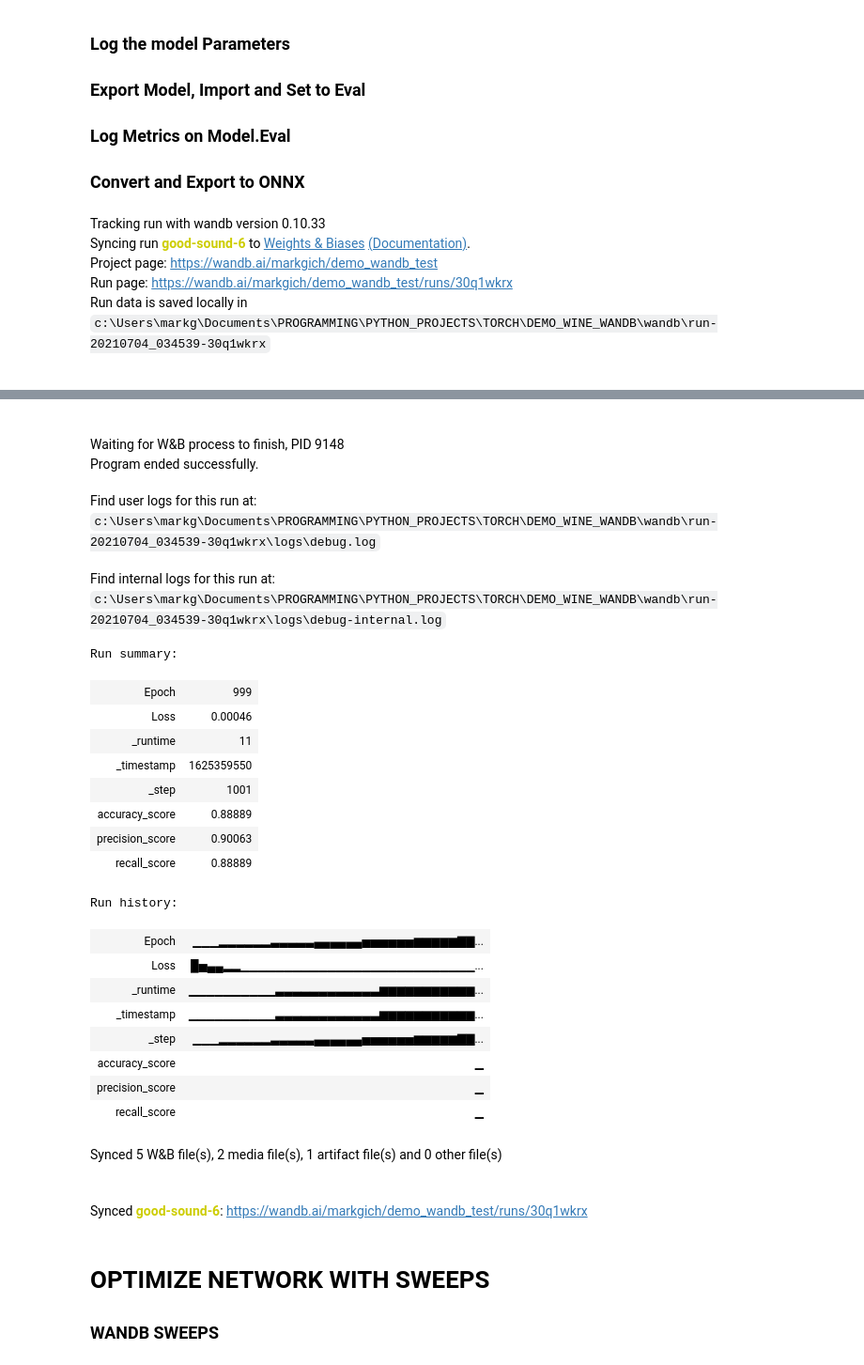
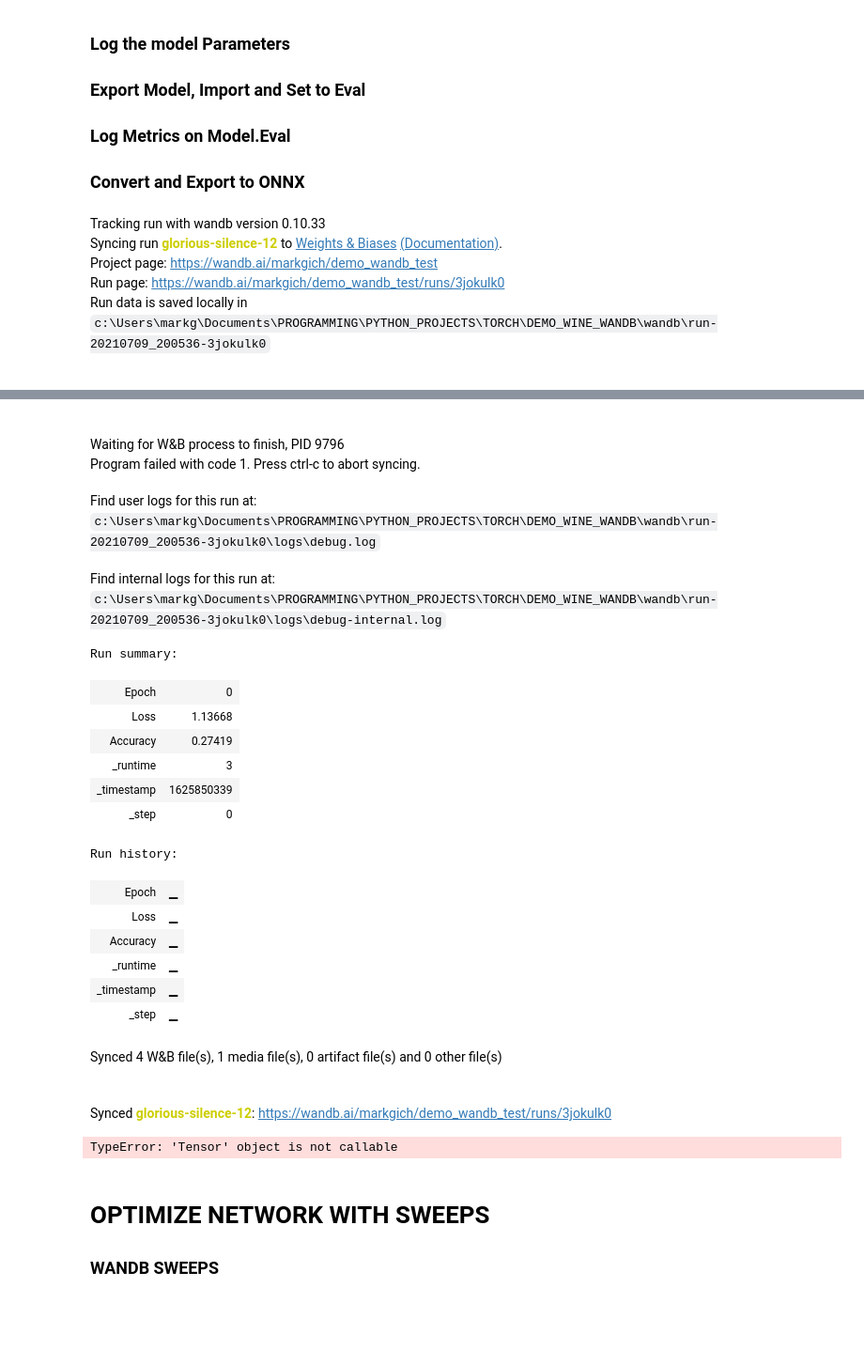
Before and after one commit to markgicharu/DEMO_WINE_WANDB, a Jupyter notebook: home_copy_wandb.ipynb, the cells around one changed output, grey strips where cells are left out. Shown: that part at 94% size. Drawn from its saved outputs; the diff is of its cells as text; code cells hidden in the pictures; blank space fills up the shorter version.

Commit message:
added torchmetrics accuracy compute

```diff
--- a/home_copy_wandb.ipynb
+++ b/home_copy_wandb.ipynb
@@ -281,6 +292,7 @@ loss_fn = config.get("loss")
 ### Convert and Export to ONNX
 # %%
 # TRAIN THE MODEL
+#acc = torchmetrics.Accuracy()
 
 epochs = 1000
 with wandb.init(project="demo_wandb_test", config = config):
@@ -291,12 +303,15 @@ with wandb.init(project="demo_wandb_test", config = config):
         optimizer.zero_grad()
         Ypred = model(Xtrain)
 
+        #acc = acc(Ypred, Ytrain)
+        acc = torchmetrics.functional.accuracy(Ypred, Ytrain)
+
         loss = loss_fn(Ypred, Ytrain)
         loss.backward()
 
         optimizer.step()
 
-        wandb.log({'Epoch': epoch, "Loss": loss.item()})
+        wandb.log({'Epoch': epoch, "Loss": loss.item(), "Accuracy": acc})
 
 
     # SAVE MODEL STATE DICT TO DISK
@@ -328,7 +343,7 @@ with wandb.init(project="demo_wandb_test", config = config):
 wandb.finish()
 # %% [output]
 Tracking run with wandb version 0.10.33
-Syncing run good-sound-6 to Weights & Biases (Documentation).
+Syncing run glorious-silence-12 to Weights & Biases (Documentation).
 Project page: https://wandb.ai/markgich/demo_wandb_test
-Run page: https://wandb.ai/markgich/demo_wandb_test/runs/30q1wkrx
-Run data is saved locally in c:\Users\markg\Documents\PROGRAMMING\PYTHON_PROJECTS\TORCH\DEMO_WINE_WANDB\wandb\run-20210704_034539-30q1wkrx
+Run page: https://wandb.ai/markgich/demo_wandb_test/runs/3jokulk0
+Run data is saved locally in c:\Users\markg\Documents\PROGRAMMING\PYTHON_PROJECTS\TORCH\DEMO_WINE_WANDB\wandb\run-20210709_200536-3jokulk0
@@ -350,27 +350,24 @@ graph(%input : Float(124, 13, strides=[1, 124], requires_grad=0, device=cpu),
-Waiting for W&B process to finish, PID 9148
-Program ended successfully.
+Waiting for W&B process to finish, PID 9796
+Program failed with code 1. Press ctrl-c to abort syncing.
-Find user logs for this run at: c:\Users\markg\Documents\PROGRAMMING\PYTHON_PROJECTS\TORCH\DEMO_WINE_WANDB\wandb\run-20210704_034539-30q1wkrx\logs\debug.log
+Find user logs for this run at: c:\Users\markg\Documents\PROGRAMMING\PYTHON_PROJECTS\TORCH\DEMO_WINE_WANDB\wandb\run-20210709_200536-3jokulk0\logs\debug.log
-Find internal logs for this run at: c:\Users\markg\Documents\PROGRAMMING\PYTHON_PROJECTS\TORCH\DEMO_WINE_WANDB\wandb\run-20210704_034539-30q1wkrx\logs\debug-internal.log
+Find internal logs for this run at: c:\Users\markg\Documents\PROGRAMMING\PYTHON_PROJECTS\TORCH\DEMO_WINE_WANDB\wandb\run-20210709_200536-3jokulk0\logs\debug-internal.log
-Run summary:
+Run summary:
-| Epoch | 999 |
-| Loss | 0.00046 |
-| _runtime | 11 |
-| _timestamp | 1625359550 |
-| _step | 1001 |
-| accuracy_score | 0.88889 |
-| precision_score | 0.90063 |
-| recall_score | 0.88889 |
+| Epoch | 0 |
+| Loss | 1.13668 |
+| Accuracy | 0.27419 |
+| _runtime | 3 |
+| _timestamp | 1625850339 |
+| _step | 0 |
-Run history:
+Run history:
-| Epoch | ▁▁▁▂▂▂▂▂▂▃▃▃▃▃▄▄▄▄▄▄▅▅▅▅▅▅▆▆▆▆▆▇▇... |
-| Loss | █▅▄▄▂▂▁▁▁▁▁▁▁▁▁▁▁▁▁▁▁▁▁▁▁▁▁▁▁▁▁▁▁... |
-| _runtime | ▁▁▁▁▁▁▁▁▁▁▃▃▃▃▃▃▃▃▃▃▃▃▆▆▆▆▆▆▆▆▆▆▆... |
-| _timestamp | ▁▁▁▁▁▁▁▁▁▁▃▃▃▃▃▃▃▃▃▃▃▃▆▆▆▆▆▆▆▆▆▆▆... |
-| _step | ▁▁▁▂▂▂▂▂▂▃▃▃▃▃▄▄▄▄▄▄▅▅▅▅▅▅▆▆▆▆▆▇▇... |
-| accuracy_score | ▁ |
-| precision_score | ▁ |
-| recall_score | ▁ |
+| Epoch | ▁ |
+| Loss | ▁ |
+| Accuracy | ▁ |
+| _runtime | ▁ |
+| _timestamp | ▁ |
+| _step | ▁ |
-Synced 5 W&B file(s), 2 media file(s), 1 artifact file(s) and 0 other file(s)
+Synced 4 W&B file(s), 1 media file(s), 0 artifact file(s) and 0 other file(s)
-Synced good-sound-6: https://wandb.ai/markgich/demo_wandb_test/runs/30q1wkrx
+Synced glorious-silence-12: https://wandb.ai/markgich/demo_wandb_test/runs/3jokulk0
+TypeError: 'Tensor' object is not callable
 # %% [markdown]
 # OPTIMIZE NETWORK WITH SWEEPS
 ### WANDB SWEEPS
```
Also changed, not shown: parts of 10 cells of this notebook.
